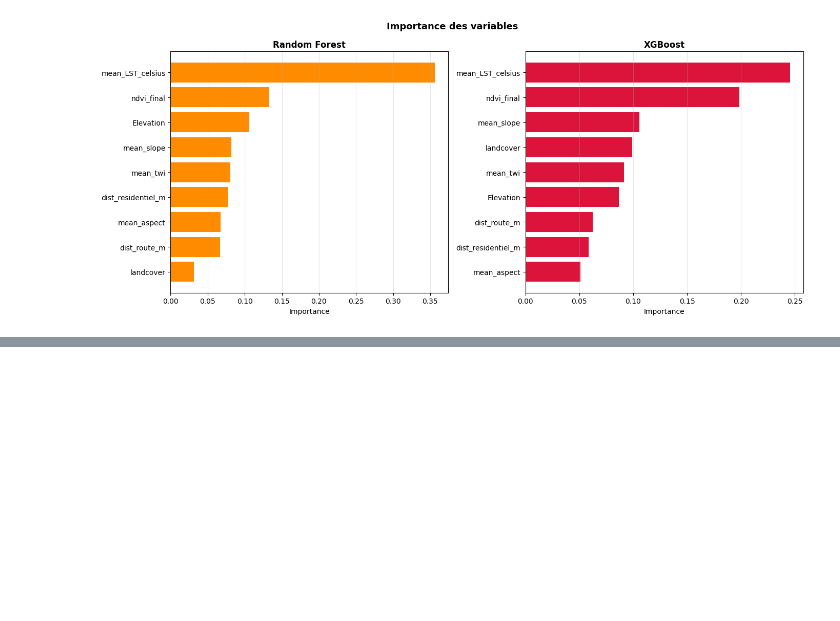
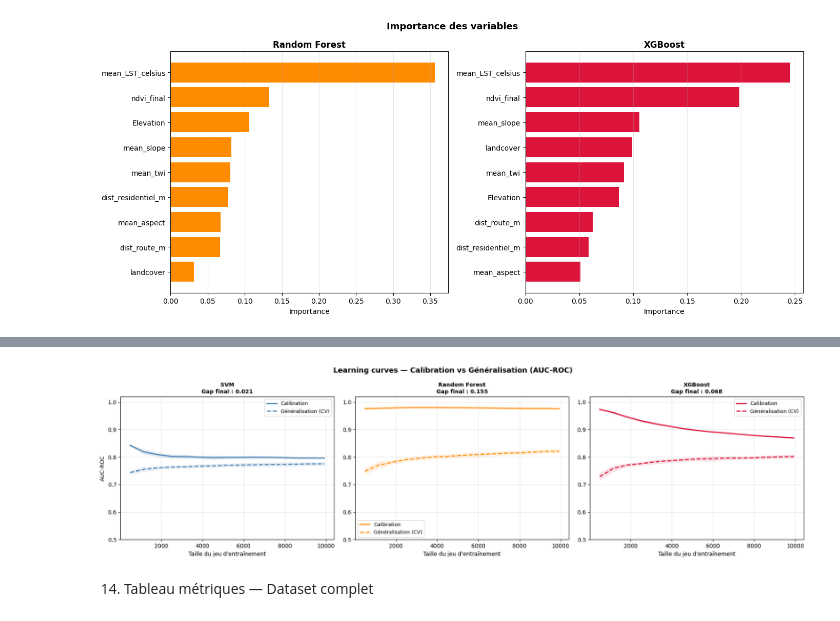
Before and after one commit to AbdelkarimElm/data-driven-wildfire-prediction-portugal, a Jupyter notebook: Reimplementation_Methods_Papers/CodeUthappa/wildfire_susceptibility_India.ipynb, the cells around one changed output, grey strips where cells are left out. Saved outputs shown, nothing was run; the diff lists cells and outputs as text; code cells hidden in the pictures; blank space fills up the shorter version.

Commit message:
Feature importance and prediction on full dataset

```diff
--- a/Reimplementation_Methods_Papers/CodeUthappa/wildfire_susceptibility_India.ipynb
+++ b/Reimplementation_Methods_Papers/CodeUthappa/wildfire_susceptibility_India.ipynb
@@ -358,0 +389,61 @@ plt.show()
+# %%
+# 13-bis. Learning curves — Calibration vs Généralisation
+
+from sklearn.model_selection import learning_curve
+
+fig, axes = plt.subplots(1, 3, figsize=(18, 5))
+fig.suptitle("Learning curves — Calibration vs Généralisation (AUC-ROC)", fontsize=13, fontweight='bold')
+
+train_sizes = np.linspace(0.05, 1.0, 15)
+
+for i, name in enumerate(all_models):
+    model = trained_models[name]
+    color = colors_all[name]
+
+    train_sizes_abs, train_scores, val_scores = learning_curve(
+        model,
+        X_train_sc, y_train,
+        train_sizes=train_sizes,
+        cv=5,
+        scoring='roc_auc',
+        n_jobs=-1,
+        shuffle=True,
+        random_state=42
+    )
+
+    train_mean = train_scores.mean(axis=1)
+    train_std  = train_scores.std(axis=1)
+    val_mean   = val_scores.mean(axis=1)
+    val_std    = val_scores.std(axis=1)
+
+    ax = axes[i]
+
+    # Courbe calibration (train)
+    ax.plot(train_sizes_abs, train_mean, color=color, lw=2, label='Calibration')
+    ax.fill_between(train_sizes_abs,
+                    train_mean - train_std,
+                    train_mean + train_std,
+                    alpha=0.15, color=color)
+
+    # Courbe généralisation (val)
+    ax.plot(train_sizes_abs, val_mean, color=color, lw=2, linestyle='--', label='Généralisation (CV)')
+    ax.fill_between(train_sizes_abs,
+                    val_mean - val_std,
+                    val_mean + val_std,
+                    alpha=0.10, color=color)
+
+    # Gap final (overfitting indicator)
+    gap = train_mean[-1] - val_mean[-1]
+    ax.set_title(f"{name}\nGap final : {gap:.3f}", fontsize=10, fontweight='bold')
+    ax.set_xlabel("Taille du jeu d'entraînement")
+    ax.set_ylabel("AUC-ROC" if i == 0 else "")
+    ax.set_ylim(0.5, 1.02)
+    ax.grid(alpha=0.3)
+    ax.legend(fontsize=9)
+
+plt.tight_layout()
+plt.show()
+# %% [output]
+[figure, added]
+# %% [markdown]
+14. Tableau métriques — Dataset complet
```
Also changed, not shown: parts of 4 cells of this notebook.
